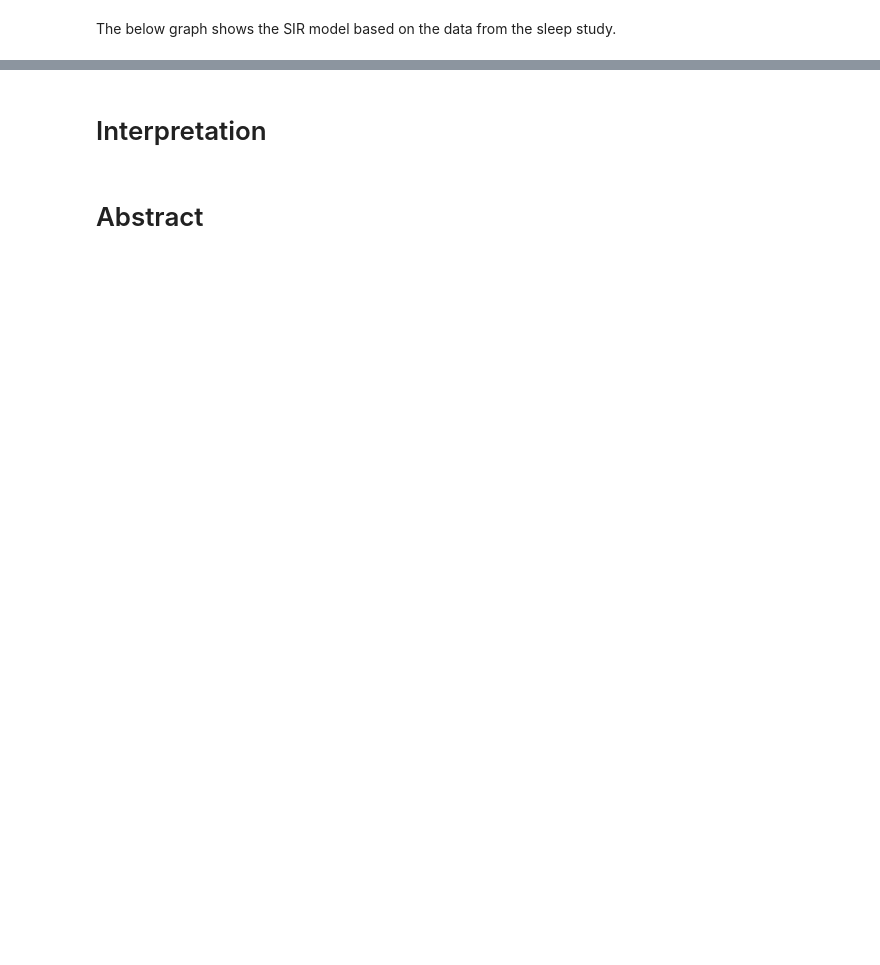
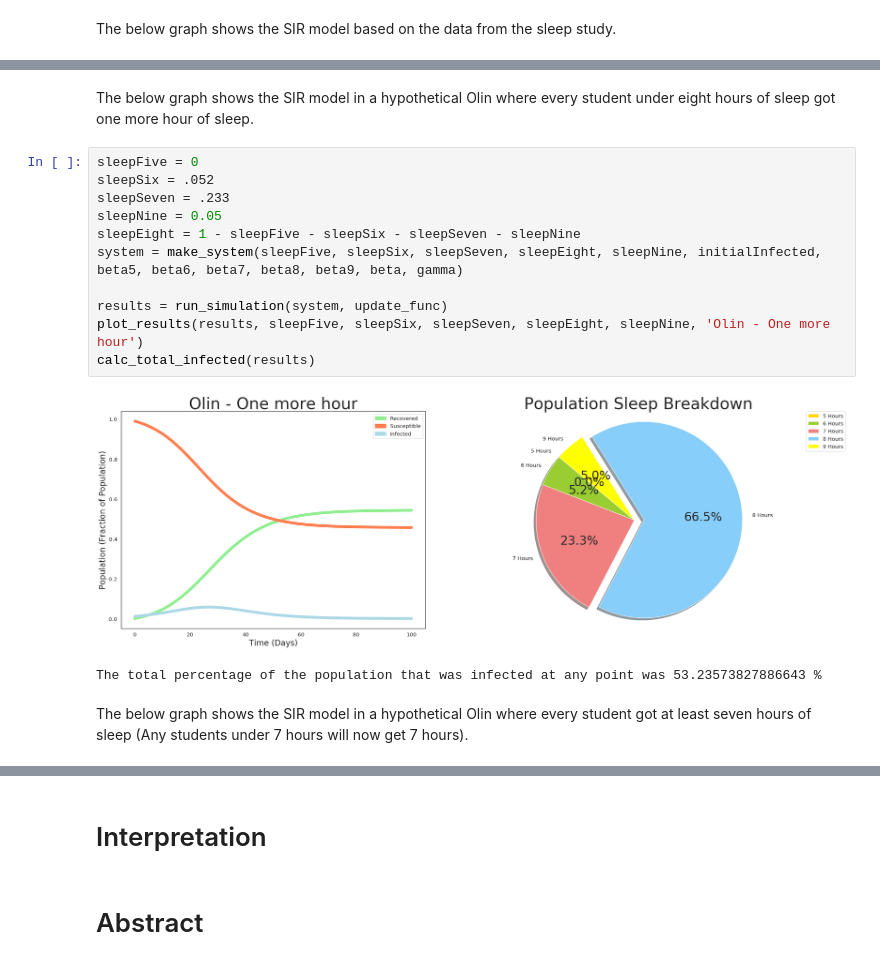
Before and after one commit to Griffith-Stites/ModSimPy, a Jupyter notebook: code/Project_2.ipynb, the cells around one changed output, grey strips where cells are left out. Drawn from its saved outputs; the diff is of its cells as text; blank space fills up the shorter version.

```diff
--- a/code/Project_2.ipynb
+++ b/code/Project_2.ipynb
@@ -309 +322,19 @@ The below graph shows a hypothetical outbreak at Olin. It used the sleep values
+# %% [markdown]
+The below graph shows the SIR model in a hypothetical Olin where every student under eight hours of sleep got one more hour of sleep.
+# %%
+sleepFive = 0
+sleepSix = .052
+sleepSeven = .233
+sleepNine = 0.05
+sleepEight = 1 - sleepFive - sleepSix - sleepSeven - sleepNine
+system = make_system(sleepFive, sleepSix, sleepSeven, sleepEight, sleepNine, initialInfected, beta5, beta6, beta7, beta8, beta9, beta, gamma)
+
+results = run_simulation(system, update_func)
+plot_results(results, sleepFive, sleepSix, sleepSeven, sleepEight, sleepNine, 'Olin - One more hour')
+calc_total_infected(results)
+# %% [output]
+[figure, added]
+The total percentage of the population that was infected at any point was 53.23573827886643 %
+# %% [markdown]
+The below graph shows the SIR model in a hypothetical Olin where every student got at least seven hours of sleep (Any students under 7 hours will now get 7 hours).
 # %%
```
Also changed, not shown: parts of 12 cells of this notebook.
